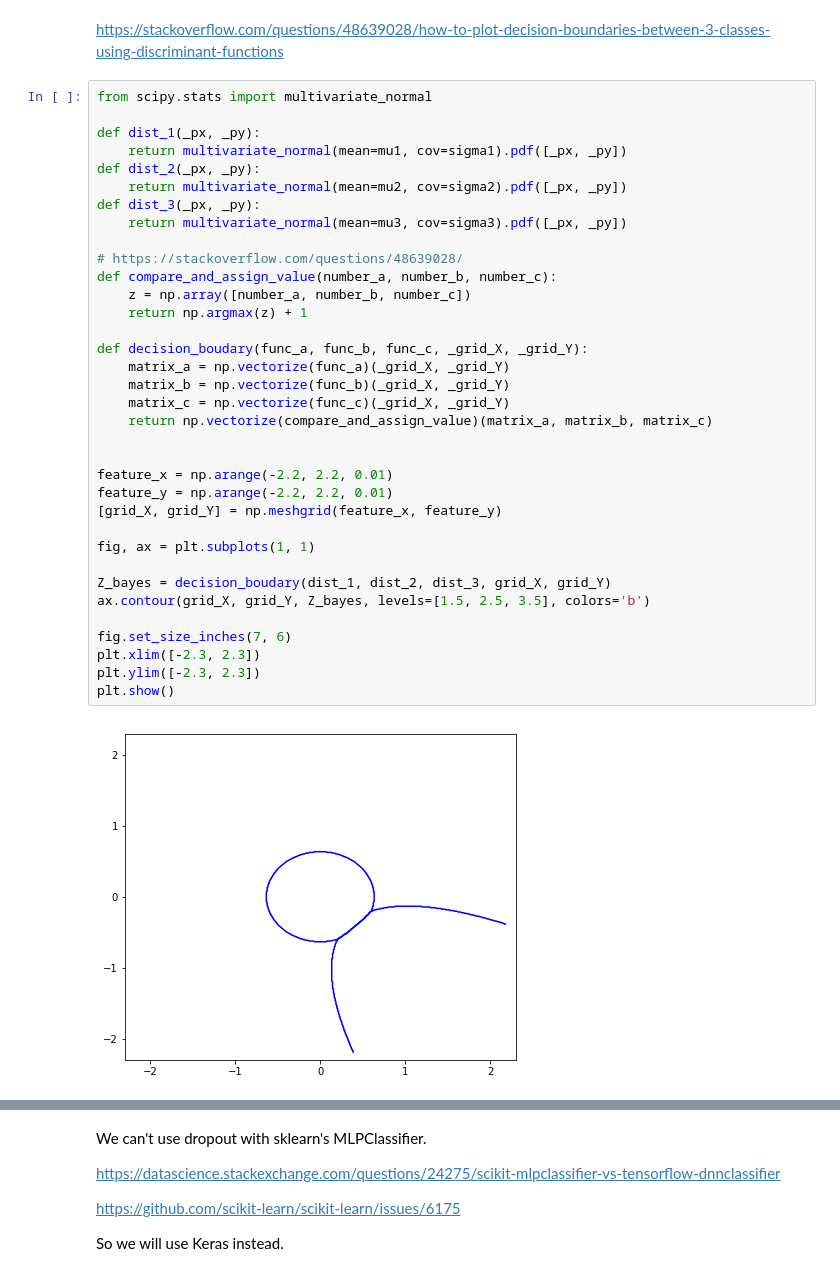
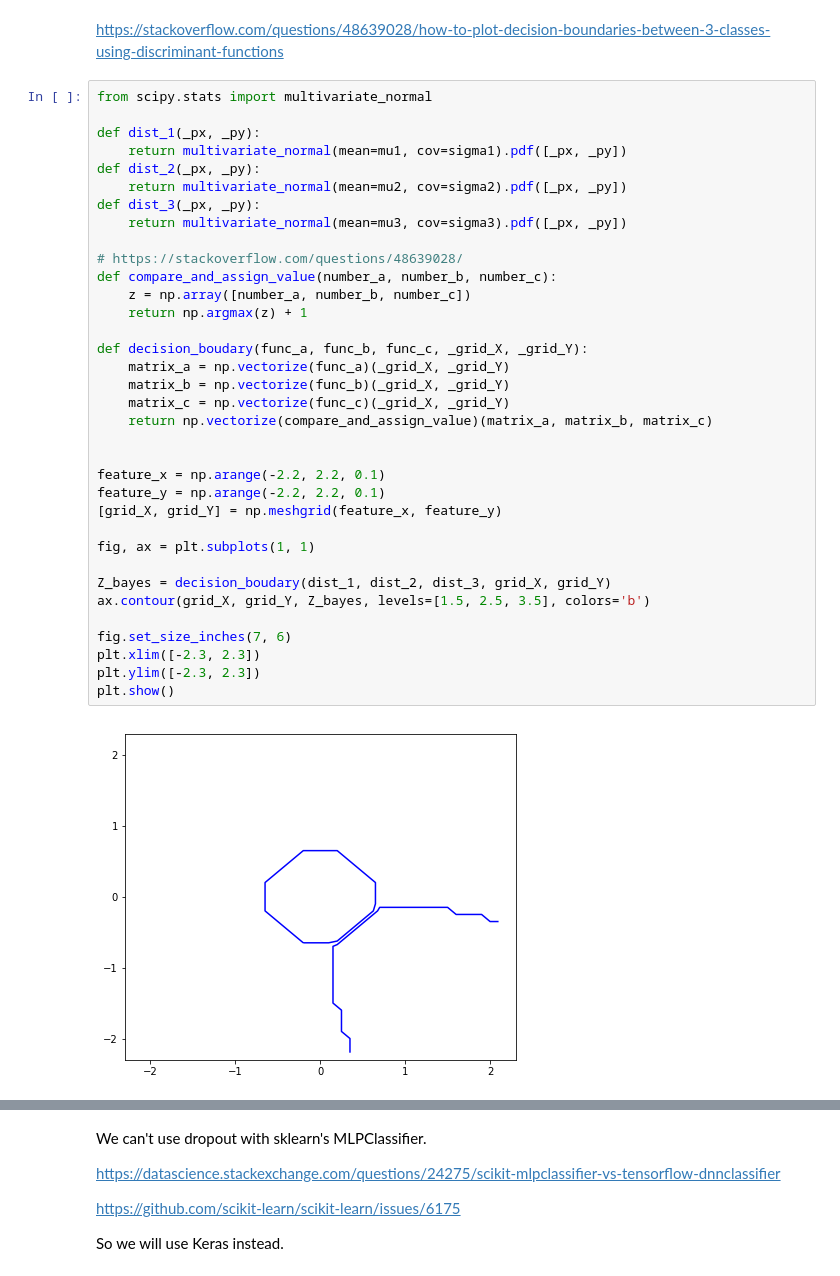
Before and after one commit to evidentiallab/Lunde_Chen_NN_Belief_Reproduction, a Jupyter notebook: NNBelief_neural_network.ipynb, the cells around one changed output, grey strips where cells are left out. Cells and saved outputs as stored; diff of their text form.

```diff
--- a/NNBelief_neural_network.ipynb
+++ b/NNBelief_neural_network.ipynb
@@ -276,36 +270,36 @@ def dist_1(_px, _py):
     return multivariate_normal(mean=mu1, cov=sigma1).pdf([_px, _py])
 def dist_2(_px, _py):
     return multivariate_normal(mean=mu2, cov=sigma2).pdf([_px, _py])
 def dist_3(_px, _py):
     return multivariate_normal(mean=mu3, cov=sigma3).pdf([_px, _py])
 
 # https://stackoverflow.com/questions/48639028/
 def compare_and_assign_value(number_a, number_b, number_c):
     z = np.array([number_a, number_b, number_c])
     return np.argmax(z) + 1
 
 def decision_boudary(func_a, func_b, func_c, _grid_X, _grid_Y):
     matrix_a = np.vectorize(func_a)(_grid_X, _grid_Y)
     matrix_b = np.vectorize(func_b)(_grid_X, _grid_Y)
     matrix_c = np.vectorize(func_c)(_grid_X, _grid_Y)
     return np.vectorize(compare_and_assign_value)(matrix_a, matrix_b, matrix_c)
 
 
-feature_x = np.arange(-2.2, 2.2, 0.01)
-feature_y = np.arange(-2.2, 2.2, 0.01)
+feature_x = np.arange(-2.2, 2.2, 0.1)
+feature_y = np.arange(-2.2, 2.2, 0.1)
 [grid_X, grid_Y] = np.meshgrid(feature_x, feature_y)
 
 fig, ax = plt.subplots(1, 1)
 
 Z_bayes = decision_boudary(dist_1, dist_2, dist_3, grid_X, grid_Y)
 ax.contour(grid_X, grid_Y, Z_bayes, levels=[1.5, 2.5, 3.5], colors='b')
 
 fig.set_size_inches(7, 6)
 plt.xlim([-2.3, 2.3])
 plt.ylim([-2.3, 2.3])
 plt.show()
 # %% [output]
-[figure, old version]
+[figure, new version]
 # %%
 fig, ax = plt.subplots(1, 1)
 
```
Also changed, not shown: parts of 22 cells of this notebook, 1 other file.
